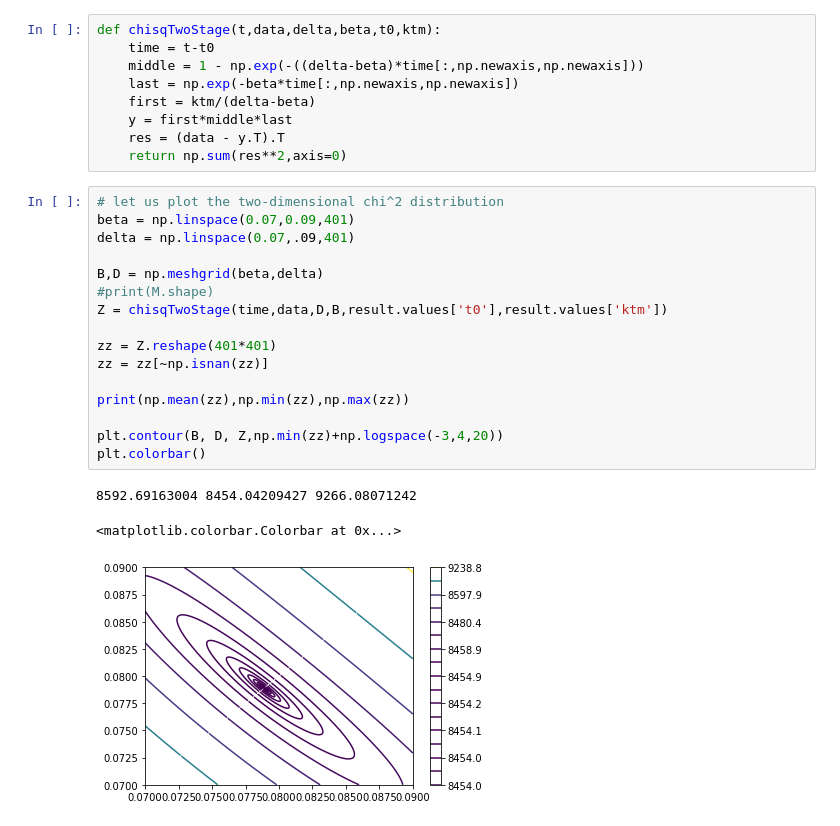
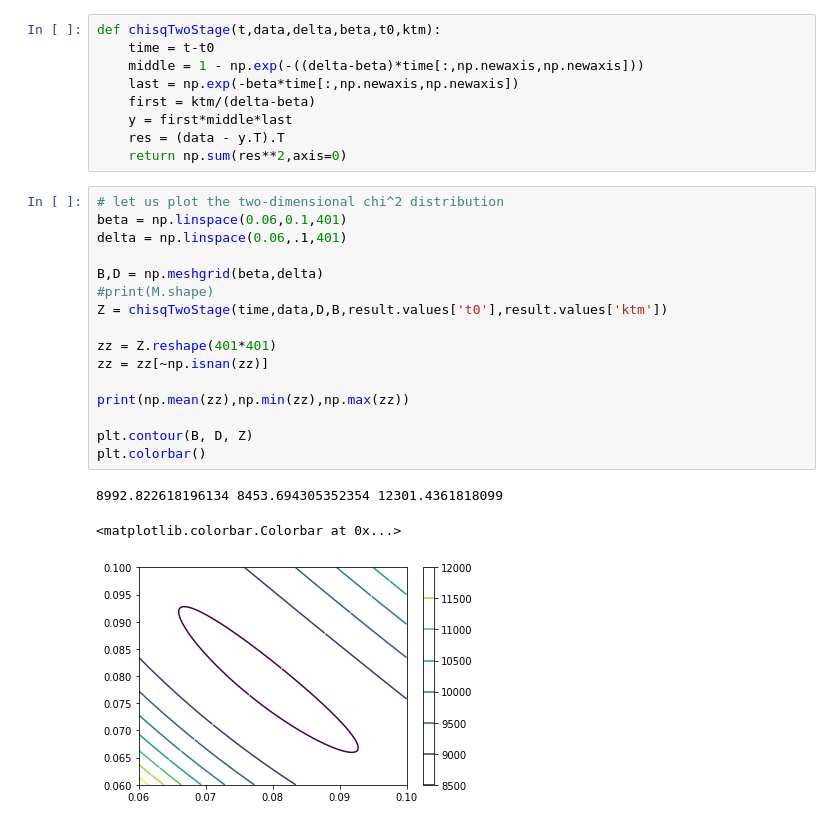
Before and after one commit to hstrey/BME-572-2018, a Jupyter notebook: mRNA fitting.ipynb, the cells around one changed output. Drawn from its saved outputs; the diff is of its cells as text.

Commit message:
small changes to mRNA plots

```diff
--- a/mRNA fitting.ipynb
+++ b/mRNA fitting.ipynb
@@ -109,21 +106,21 @@ def chisqTwoStage(t,data,delta,beta,t0,ktm):
     return np.sum(res**2,axis=0)
 # %%
 # let us plot the two-dimensional chi^2 distribution
-beta = np.linspace(0.07,0.09,401)
-delta = np.linspace(0.07,.09,401)
+beta = np.linspace(0.06,0.1,401)
+delta = np.linspace(0.06,.1,401)
 
 B,D = np.meshgrid(beta,delta)
 #print(M.shape)
 Z = chisqTwoStage(time,data,D,B,result.values['t0'],result.values['ktm'])
 
 zz = Z.reshape(401*401)
 zz = zz[~np.isnan(zz)]
 
 print(np.mean(zz),np.min(zz),np.max(zz))
 
-plt.contour(B, D, Z,np.min(zz)+np.logspace(-3,4,20))
+plt.contour(B, D, Z)
 plt.colorbar()
 # %% [output]
-8592.69163004 8454.04209427 9266.08071242
+8992.822618196134 8453.694305352354 12301.4361818099
 <matplotlib.colorbar.Colorbar at 0x...>
-[figure, old version]
+[figure, new version]
```
Also changed, not shown: parts of 3 cells of this notebook, 2 other files.
